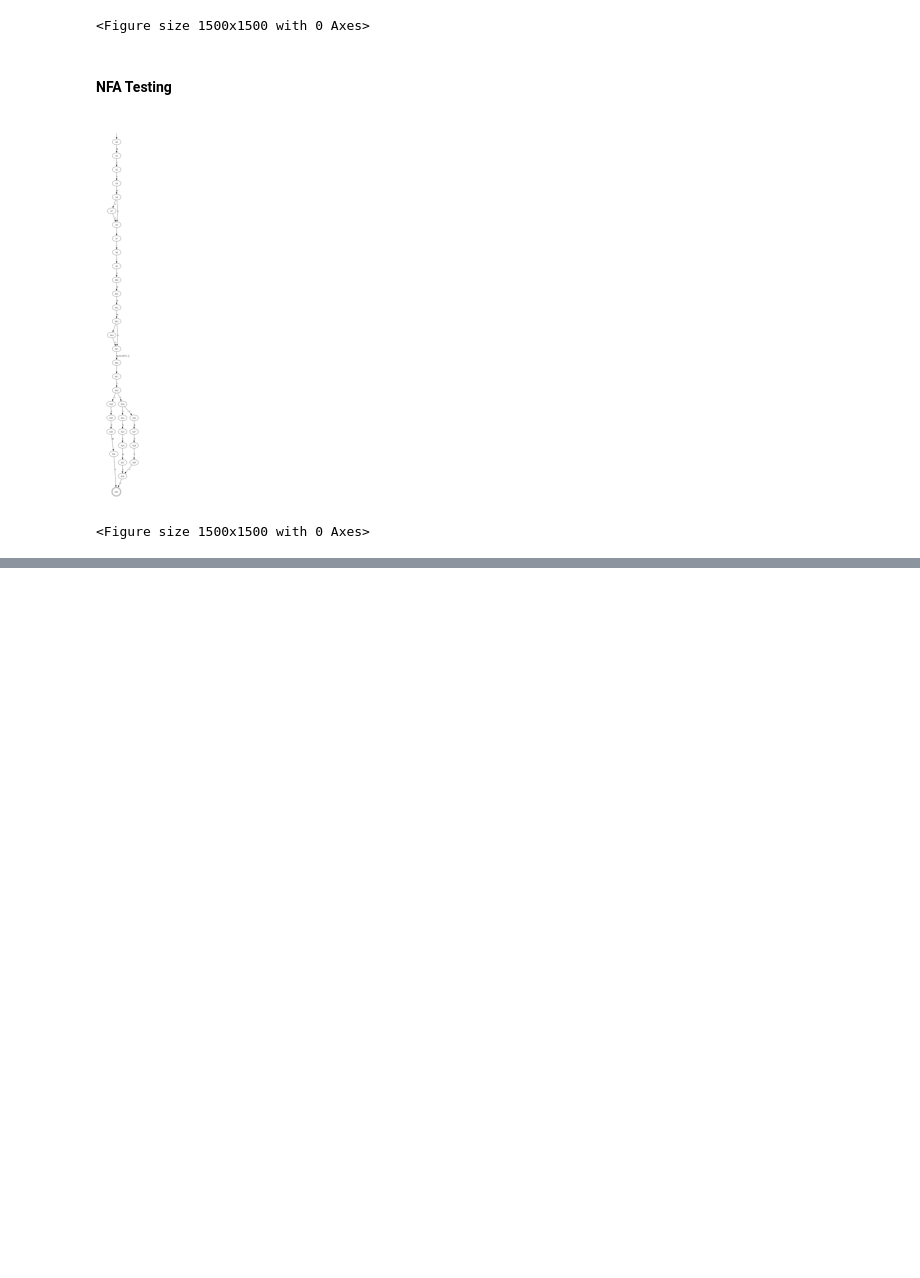
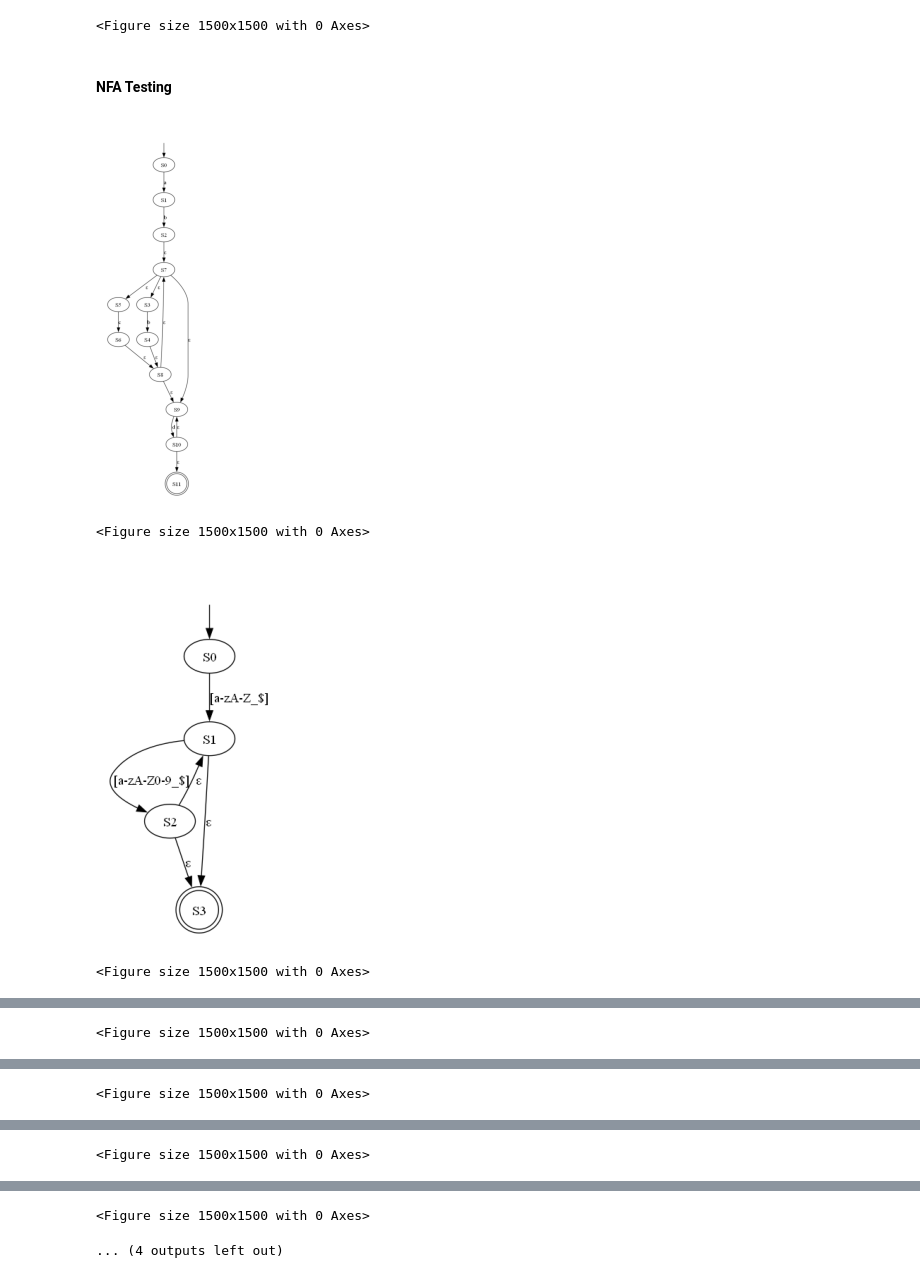
Before and after one commit to MohamedHAmin/NFA-DFA-cmd-generator, a Jupyter notebook: assignment_1.ipynb, the cells around one changed output, grey strips where cells are left out. Drawn from its saved outputs; the diff is of its cells as text; code cells hidden in the pictures; blank space fills up the shorter version.

Commit message:
NFA done with checks

```diff
--- a/assignment_1.ipynb
+++ b/assignment_1.ipynb
@@ -135,7 +135,9 @@ class NFA:
                 else:
                     self.states["S" + str(next_state)]["ε"] = ["S" + str(self.prev_start)]
 
+                self.prev_state = self.prev_start
                 self.prev_start = prev_start
+                self.start_state = self.next_state
 
                 i += len(subregex) + 2
 
@@ -332,18 +334,55 @@ display_and_save_image("brackets.json", "brackets")
 #### NFA Testing
 # %%
 # Testcases
-test1 = "ab(b|c)*d+"  # check ()
+test1 = "ab(b|c)*d+"
 test2 = "[a-zA-Z_$][a-zA-Z0-9_$]*"
 test3 = "0|[1-9A-F][0-9A-F]*|[1-9a-f][0-9a-f]*"
 test4 = "https?://(www.)?[a-zA-Z0-9-_].(com|org|net)"
 test5 = "[1-9]|[1-9][0-9]|1[0-9][0-9]|2[0-4][0-9]|25[0-5]"
 test6 = "((00)|1)*1(0|1)"
 test7 = "(a|b)*bc+"
 test8 = "[a-z_][a-z0-9_]*[!?]?"
 
 nfa = NFA()
+nfa.generate_NFA(test1, "test1.json")
+display_and_save_image("test1.json", "test1")
+
+
+nfa = NFA()
+nfa.generate_NFA(test2, "test2.json")
+display_and_save_image("test2.json", "test2")
+
+
+nfa = NFA()
+nfa.generate_NFA(test3, "test3.json")
+display_and_save_image("test3.json", "test3")
+
+
+nfa = NFA()
 nfa.generate_NFA(test4, "test4.json")
 display_and_save_image("test4.json", "test4")
+
+
+nfa = NFA()
+nfa.generate_NFA(test5, "test5.json")
+display_and_save_image("test5.json", "test5")
+
+
+nfa = NFA()
+nfa.generate_NFA(test6, "test6.json")
+display_and_save_image("test6.json", "test6")
+
+
+nfa = NFA()
+nfa.generate_NFA(test7, "test7.json")
+display_and_save_image("test7.json", "test7")
+
+
+nfa = NFA()
+nfa.generate_NFA(test8, "test8.json")
+display_and_save_image("test8.json", "test8")
 # %% [output]
-[figure, old version]
+[figure, new version]
 <Figure size 1500x1500 with 0 Axes>
+[figure, added]
+<Figure size 1500x1500 with 0 Axes>
@@ -349,0 +390 @@ display_and_save_image("test4.json", "test4")
+<Figure size 1500x1500 with 0 Axes>
@@ -349,0 +392 @@ display_and_save_image("test4.json", "test4")
+<Figure size 1500x1500 with 0 Axes>
@@ -349,0 +394 @@ display_and_save_image("test4.json", "test4")
+<Figure size 1500x1500 with 0 Axes>
@@ -349,0 +396,2 @@ display_and_save_image("test4.json", "test4")
+<Figure size 1500x1500 with 0 Axes>
+... (4 outputs left out)
```
Also changed, not shown: parts of 2 cells of this notebook, 13 other files.
